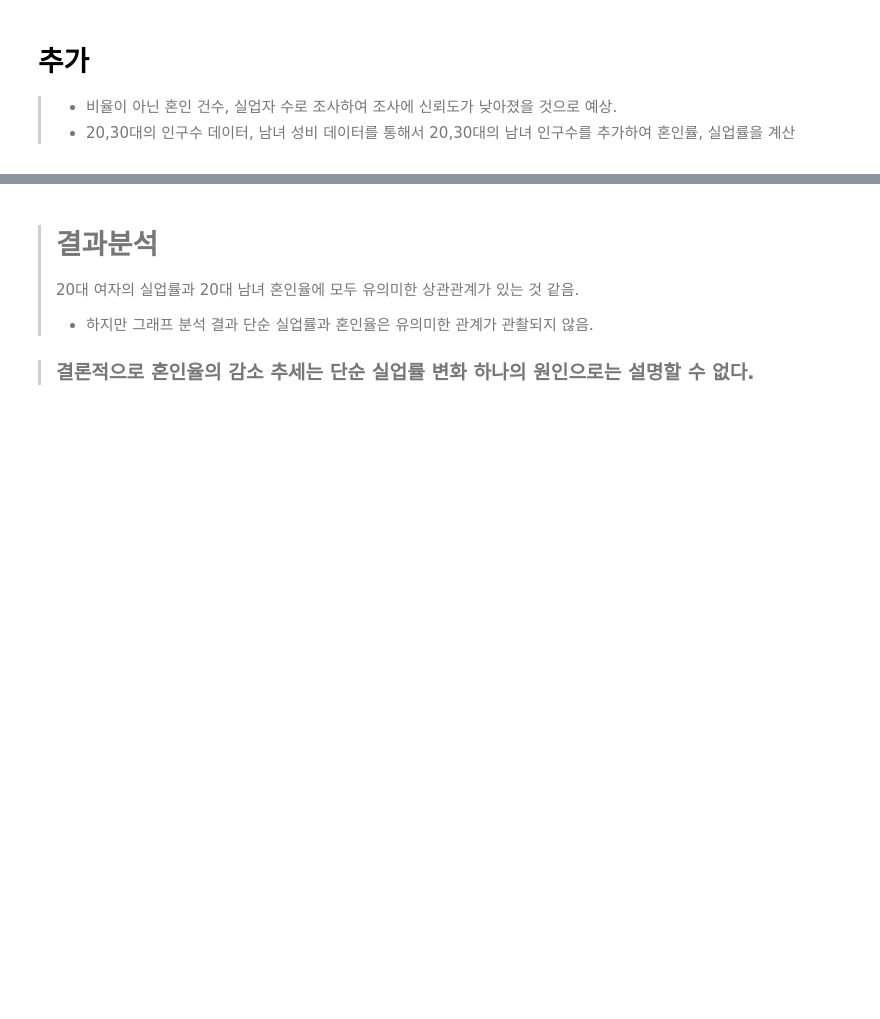
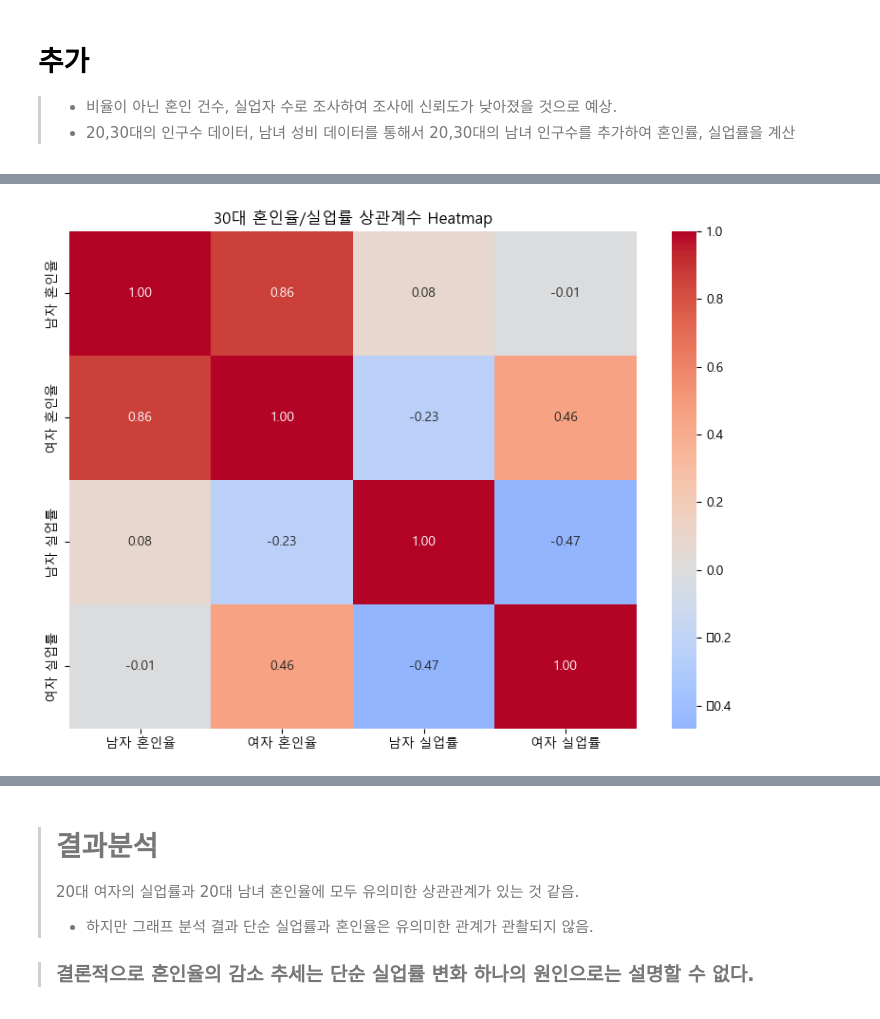
Before and after one commit to Phoenix-EDA-Team/EDA-Demographic, a Jupyter notebook: 가설4 데이터 분석, 결과.ipynb, the cells around one changed output, grey strips where cells are left out. Saved outputs shown, nothing was run; the diff lists cells and outputs as text; code cells hidden in the pictures; blank space fills up the shorter version.

```diff
--- a/가설4 데이터 분석, 결과.ipynb
+++ b/가설4 데이터 분석, 결과.ipynb
@@ -407,0 +378,18 @@ plt.show()
+# %%
+# 6-2. 30대 데이터 피벗
+df_30 = df_rates[df_rates['연령대'] == '30대'].copy()
+df_30_pivot = df_30.pivot(index='연도', columns='성별', values=['혼인율', '실업률'])
+df_30_pivot.columns = [f"{col[1]} {col[0]}" for col in df_30_pivot.columns]
+corr_30 = df_30_pivot.corr()
+
+plt.figure(figsize=(8, 6))
+sns.heatmap(corr_30, annot=True, fmt=".2f", cmap="coolwarm", center=0)
+plt.title("30대 혼인율/실업률 상관계수 Heatmap")
+plt.tight_layout()
+
+save_path = r"C:\Users\smhrd\Desktop\새 폴더\FlaskWeb\static\img\graph\가설4-30대 결혼율VS실업율 상관관계Heatmap.png"
+plt.savefig(save_path, dpi=300)  # 해상도 300 DPI로 저장
+
+plt.show()
+# %% [output]
+[figure, added]
```
Also changed, not shown: parts of 5 cells of this notebook, 13 other files.
